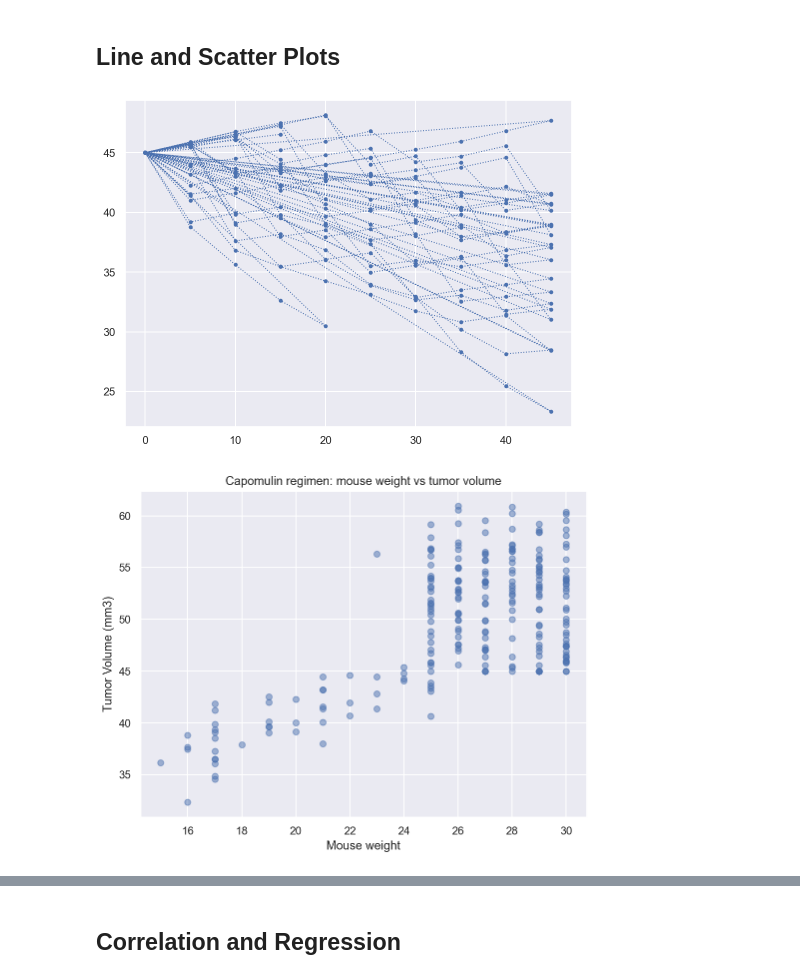
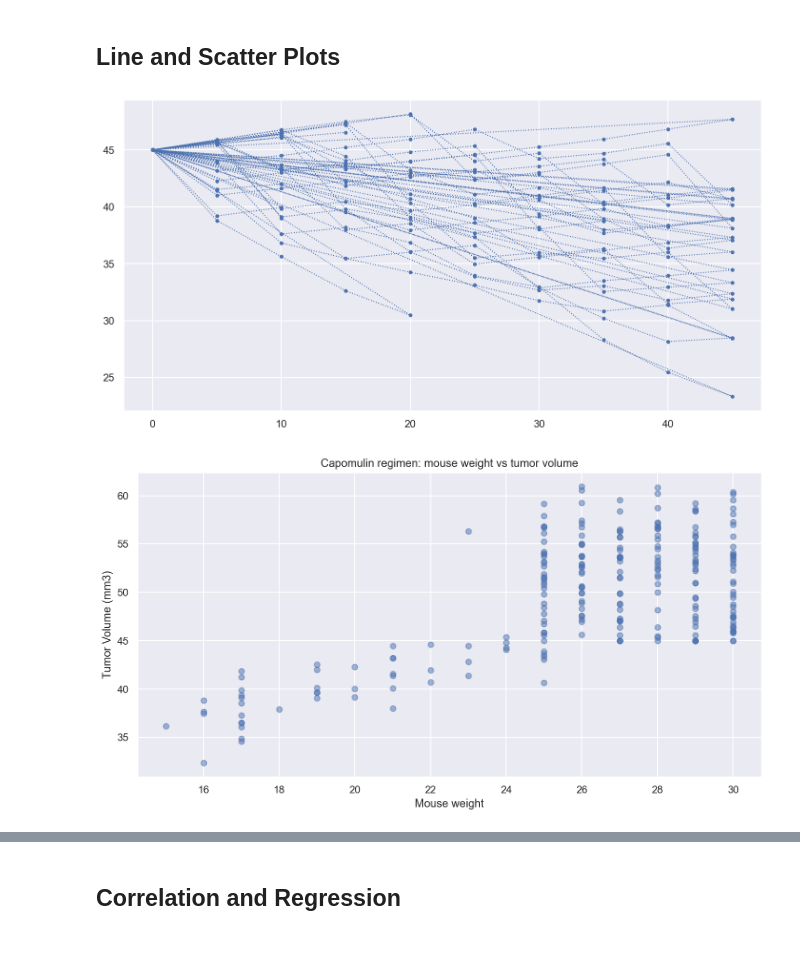
Before and after one commit to OlegRyzhkov2020/matplotlib-challenge, a Jupyter notebook: pymaceuticals_starter.ipynb, the cells around one changed output, grey strips where cells are left out. Cells and saved outputs as stored; diff of their text form; code cells hidden in the pictures; blank space fills up the shorter version.

```diff
--- a/pymaceuticals_starter.ipynb
+++ b/pymaceuticals_starter.ipynb
@@ -13,7 +13,7 @@ import matplotlib.pyplot as plt
 from matplotlib.pylab import rcParams
 sns.set()
 plt.rc('lines', linewidth=1)
-rcParams['figure.figsize'] = 8,6
+rcParams['figure.figsize'] = 12,6
 
 # Study data files
 mouse_metadata_path = "data/Mouse_metadata.csv"
@@ -317,18 +345,18 @@ x = capomulin_df['Timepoint']
 y = capomulin_df['Tumor Volume (mm3)']
 _=plt.plot(x,y, marker='.', linestyle='dotted')
 # %% [output]
-[figure, old version]
+[figure, new version]
 # %%
 # Generate a scatter plot of mouse weight versus average tumor volume for the Capomulin regimen
 scatter_data = mice_data.groupby(mice_data.index)[['Weight (g)', 'Tumor Volume (mm3)']].mean()
-x = scatter_data['Weight (g)']
-y = scatter_data['Tumor Volume (mm3)']
-_=plt.scatter(x, y, alpha=0.5)
+x_weight = scatter_data['Weight (g)']
+y_tumor = scatter_data['Tumor Volume (mm3)']
+_=plt.scatter(x_weight, y_tumor, alpha=0.5)
 _=plt.xlabel('Mouse weight')
 _=plt.ylabel('Tumor Volume (mm3)')
 _=plt.title('Capomulin regimen: mouse weight vs tumor volume')
 # %% [output]
-[figure, old version]
+[figure, new version]
 # %%
 _=sns.swarmplot(x, y, data=scatter_data)
 _=plt.xlabel('Mouse weight')
```
Also changed, not shown: parts of 12 cells of this notebook.
